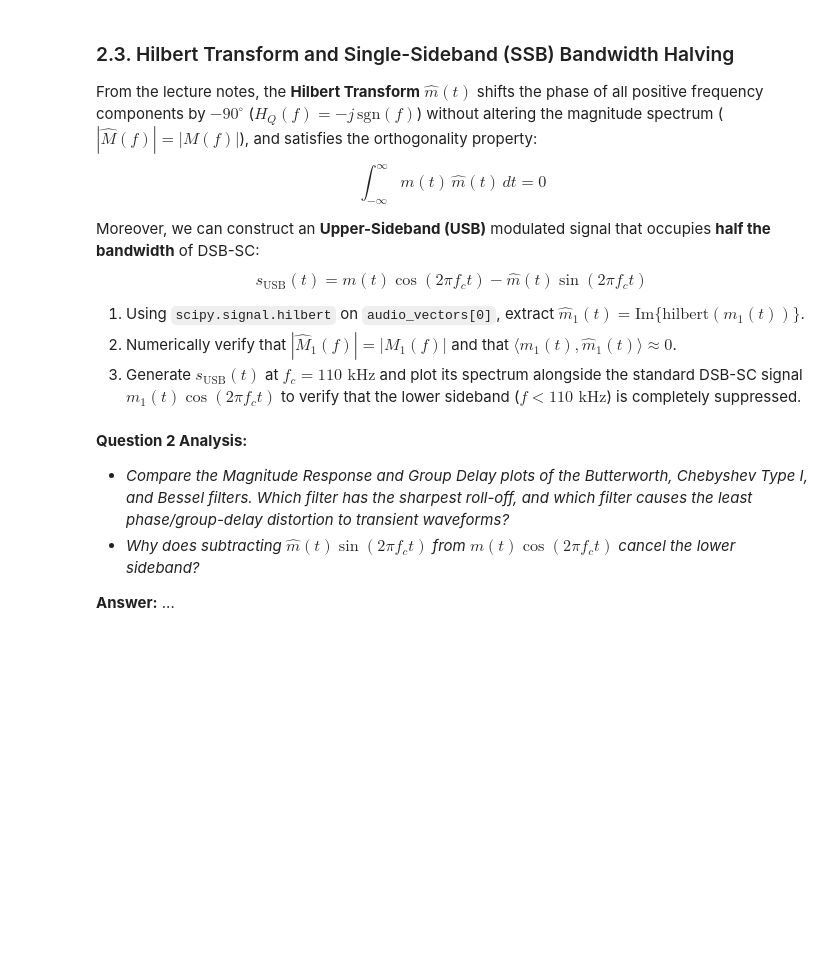
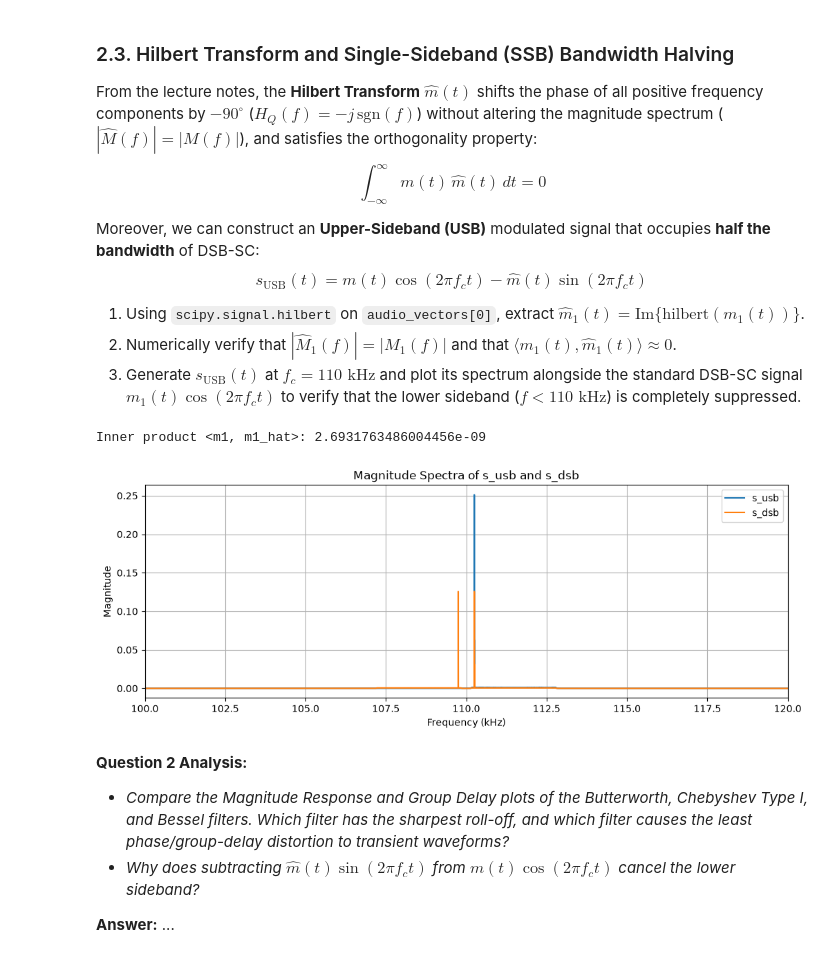
Before and after one commit to AriaFateh/CommunicationSystems-PHW1, a Jupyter notebook: CHW_1.ipynb, the cells around one changed output. Saved outputs shown, nothing was run; the diff lists cells and outputs as text; code cells hidden in the pictures; blank space fills up the shorter version.

```diff
--- a/CHW_1.ipynb
+++ b/CHW_1.ipynb
@@ -412,14 +490,33 @@ $$s_{\text{USB}}(t) = m(t)\cos(2\pi f_c t) - \hat{m}(t)\sin(2\pi f_c t)$$
 # %%
 m1 = audio_vectors[0]
 
 # TODO: Compute Hilbert transform m1_hat using np.imag(signal.hilbert(m1))
-m1_hat = ...
+m1_hat = np.imag(signal.hilbert(m1))
 
 # TODO: Check orthogonality inner product <m1(t), m1_hat(t)>
-inner_prod = ...
-print(f"Inner product <m1, m1_hat>: {inner_prod:.6e}")
+inner_prod = np.sum(m1 * m1_hat) * (1 / fs_simulation)  # Numerical integration.
+print(f"Inner product <m1, m1_hat>: {inner_prod}")
 
 # TODO: Construct s_dsb and s_usb at fc = 110 kHz and plot their magnitude spectra in [100 kHz, 120 kHz]
+s_usb = m1 * np.cos(2 * np.pi * center_freqs[0] * t) - m1_hat * np.sin(2 * np.pi * center_freqs[0] * t)
+s_dsb = m1 * np.cos(2 * np.pi * center_freqs[0] * t)
+
+N = len(s_usb)
+freqs = fftshift(fftfreq(N, d=1 / fs_simulation))
+s_usb_spectrum = np.abs(fftshift(fft(s_usb))) / N
+s_dsb_spectrum = np.abs(fftshift(fft(s_dsb))) / N
+plt.figure()
+plt.plot(freqs / 1000, s_usb_spectrum, label="s_usb")
+plt.plot(freqs / 1000, s_dsb_spectrum, label="s_dsb")
+plt.xlabel("Frequency (kHz)")
+plt.ylabel("Magnitude")
+plt.title("Magnitude Spectra of s_usb and s_dsb")
+plt.xlim([100, 120])
+plt.legend()
+plt.show()
+# %% [output]
+Inner product <m1, m1_hat>: 2.6931763486004456e-09
+[figure, added]
 # %% [markdown]
 **Question 2 Analysis:**
 - *Compare the Magnitude Response and Group Delay plots of the Butterworth, Chebyshev Type I, and Bessel filters. Which filter has the sharpest roll-off, and which filter causes the least phase/group-delay distortion to transient waveforms?*
```
Also changed, not shown: parts of 2 cells of this notebook.
